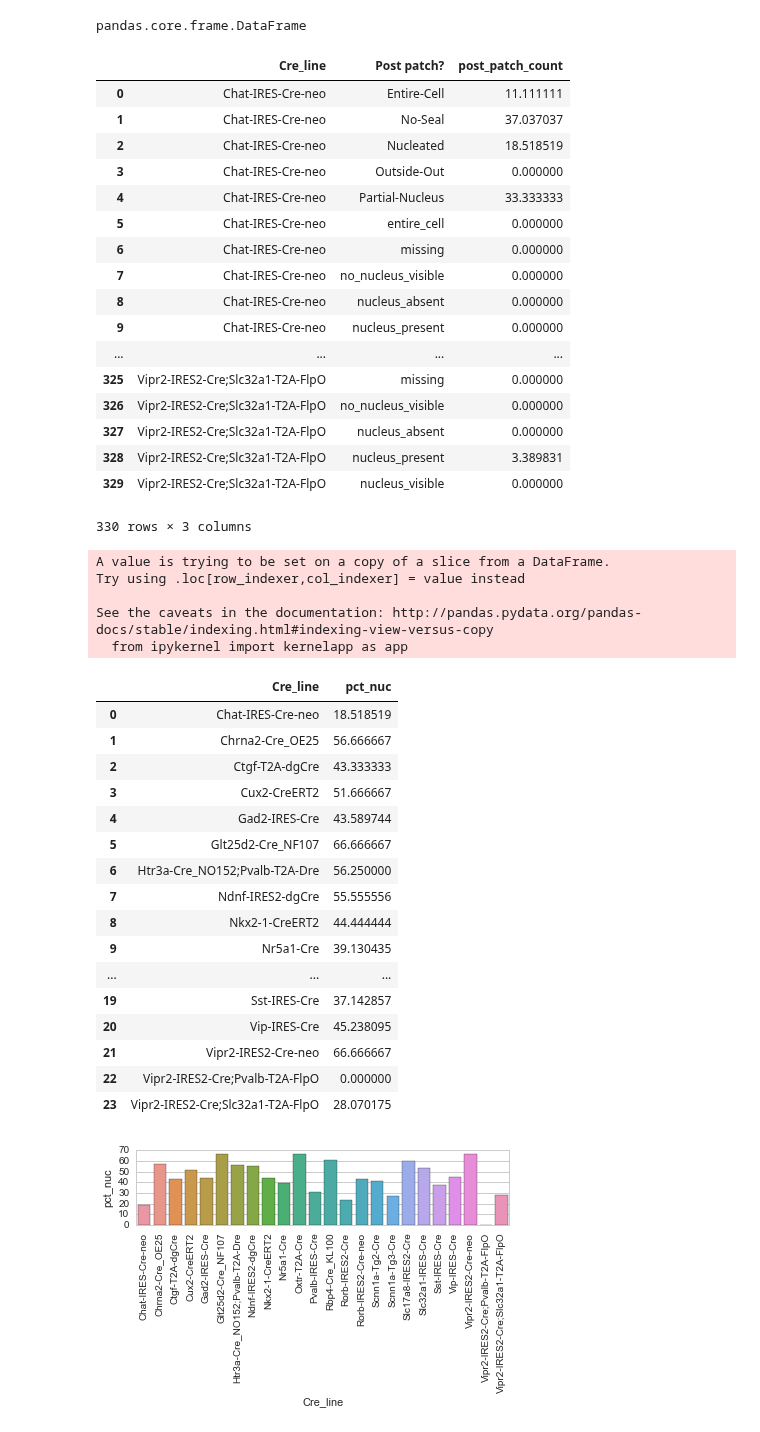
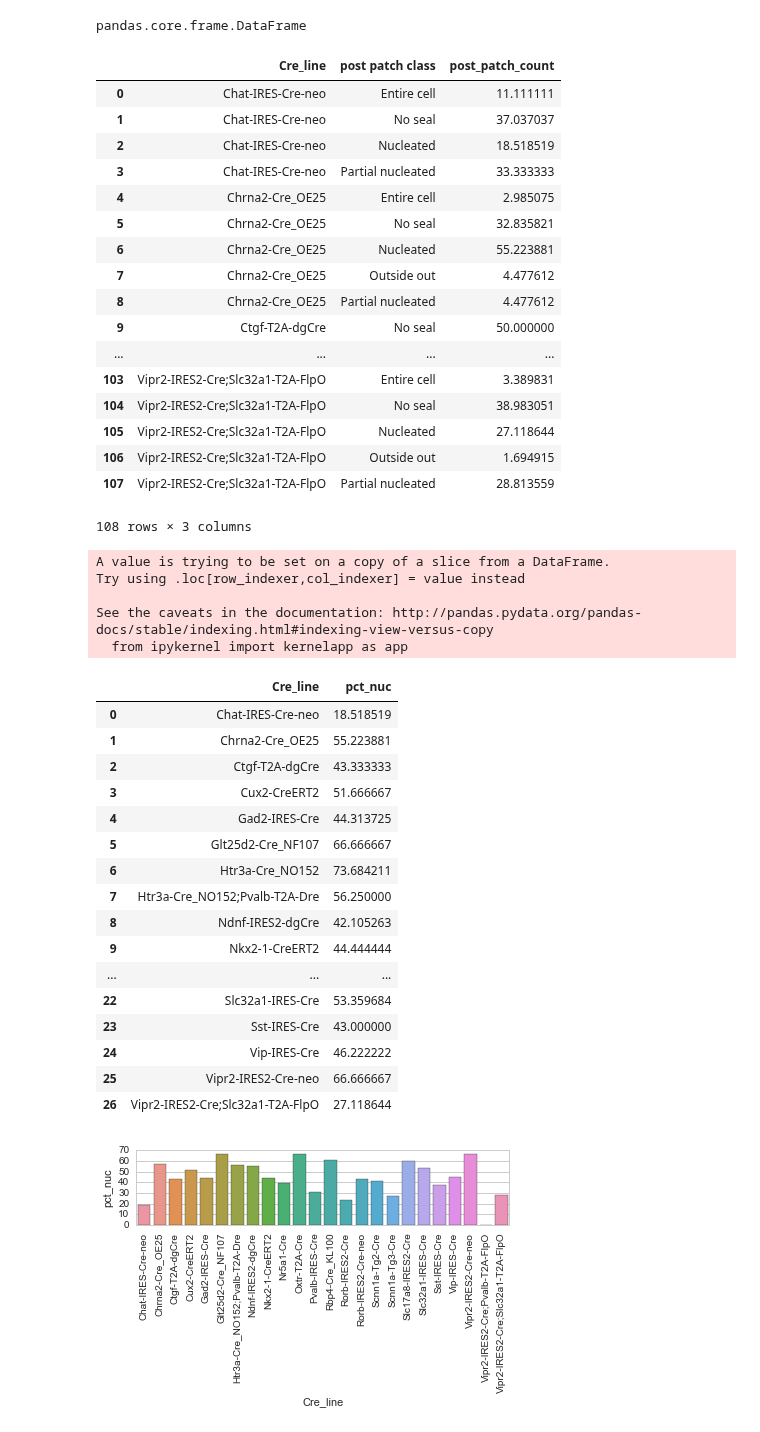
Before and after one commit to ru57y34nn/patchseq_gdoc_analysis, a Jupyter notebook: nucleated_patches_by_cre_line.ipynb, the cells around one changed output. Saved outputs shown, nothing was run; the diff lists cells and outputs as text; code cells hidden in the pictures.

```diff
--- a/nucleated_patches_by_cre_line.ipynb
+++ b/nucleated_patches_by_cre_line.ipynb
@@ -176,12 +178,14 @@ Name: Post patch?, dtype: int64
 # %%
 ps = ps.drop('Date', 1)
 ps = ps.drop('PCR cycles', 1)
+ps = ps.drop('Post patch pipette R',1)
+ps = ps.drop('Post patch?',1)
 ps['post_patch'] = ps['SM_QC_PF']
 ps = ps.drop('SM_QC_PF', 1)
 #ps['total'] = ps['post_patch']
 #ps.tail()
 # %%
-ps1 = ps.groupby(['Cre_line', 'Post patch?']).count()
+ps1 = ps.groupby(['Cre_line', 'post patch class']).count()
 ps1
 # %% [output]
 |  |  | post_patch |
@@ -258,7 +262,7 @@ type(ps1)
 # %% [output]
 pandas.core.frame.DataFrame
 # %%
-ps_totals = ps1.groupby(['Cre_line', 'Post patch?']).agg({'post_patch_count': 'sum'})
+ps_totals = ps1.groupby(['Cre_line', 'post patch class']).agg({'post_patch_count': 'sum'})
 ps2 = ps1.groupby(['Cre_line']).agg({'post_patch_count': 'sum'})
 ps_final = ps_totals.div(ps2, level = 'Cre_line') * 100
 # %%
@@ -266,56 +270,56 @@ ps_final = ps_final.reset_index()
 # %%
 ps_final
 # %% [output]
-|  | Cre_line | Post patch? | post_patch_count |
-| 0 | Chat-IRES-Cre-neo | Entire-Cell | 11.111111 |
-| 1 | Chat-IRES-Cre-neo | No-Seal | 37.037037 |
+|  | Cre_line | post patch class | post_patch_count |
+| 0 | Chat-IRES-Cre-neo | Entire cell | 11.111111 |
+| 1 | Chat-IRES-Cre-neo | No seal | 37.037037 |
 | 2 | Chat-IRES-Cre-neo | Nucleated | 18.518519 |
-| 3 | Chat-IRES-Cre-neo | Outside-Out | 0.000000 |
-| 4 | Chat-IRES-Cre-neo | Partial-Nucleus | 33.333333 |
-| 5 | Chat-IRES-Cre-neo | entire_cell | 0.000000 |
-| 6 | Chat-IRES-Cre-neo | missing | 0.000000 |
-| 7 | Chat-IRES-Cre-neo | no_nucleus_visible | 0.000000 |
-| 8 | Chat-IRES-Cre-neo | nucleus_absent | 0.000000 |
-| 9 | Chat-IRES-Cre-neo | nucleus_present | 0.000000 |
+| 3 | Chat-IRES-Cre-neo | Partial nucleated | 33.333333 |
+| 4 | Chrna2-Cre_OE25 | Entire cell | 2.985075 |
+| 5 | Chrna2-Cre_OE25 | No seal | 32.835821 |
+| 6 | Chrna2-Cre_OE25 | Nucleated | 55.223881 |
+| 7 | Chrna2-Cre_OE25 | Outside out | 4.477612 |
+| 8 | Chrna2-Cre_OE25 | Partial nucleated | 4.477612 |
+| 9 | Ctgf-T2A-dgCre | No seal | 50.000000 |
 | ... | ... | ... | ... |
-| 325 | Vipr2-IRES2-Cre;Slc32a1-T2A-FlpO | missing | 0.000000 |
-| 326 | Vipr2-IRES2-Cre;Slc32a1-T2A-FlpO | no_nucleus_visible | 0.000000 |
-| 327 | Vipr2-IRES2-Cre;Slc32a1-T2A-FlpO | nucleus_absent | 0.000000 |
-| 328 | Vipr2-IRES2-Cre;Slc32a1-T2A-FlpO | nucleus_present | 3.389831 |
-| 329 | Vipr2-IRES2-Cre;Slc32a1-T2A-FlpO | nucleus_visible | 0.000000 |
+| 103 | Vipr2-IRES2-Cre;Slc32a1-T2A-FlpO | Entire cell | 3.389831 |
+| 104 | Vipr2-IRES2-Cre;Slc32a1-T2A-FlpO | No seal | 38.983051 |
+| 105 | Vipr2-IRES2-Cre;Slc32a1-T2A-FlpO | Nucleated | 27.118644 |
+| 106 | Vipr2-IRES2-Cre;Slc32a1-T2A-FlpO | Outside out | 1.694915 |
+| 107 | Vipr2-IRES2-Cre;Slc32a1-T2A-FlpO | Partial nucleated | 28.813559 |
-330 rows × 3 columns
+108 rows × 3 columns
 # %%
-ps_nuc = ps_final[ps_final['Post patch?'] == 'Nucleated']
+ps_nuc = ps_final[ps_final['post patch class'] == 'Nucleated']
 ps_nuc['pct_nuc'] = ps_nuc['post_patch_count']
 ps_nuc = ps_nuc.drop('post_patch_count', 1)
-ps_nuc = ps_nuc.drop('Post patch?', 1)
+ps_nuc = ps_nuc.drop('post patch class', 1)
 ps_nuc = ps_nuc.reset_index()
 #ps_nuc.set_index('Cre_line', inplace=True)
 ps_nuc = ps_nuc.drop('index', 1)
 ps_nuc
 # %% [output]
 A value is trying to be set on a copy of a slice from a DataFrame.
 Try using .loc[row_indexer,col_indexer] = value instead
 
 See the caveats in the documentation: http://pandas.pydata.org/pandas-docs/stable/indexing.html#indexing-view-versus-copy
   from ipykernel import kernelapp as app
 |  | Cre_line | pct_nuc |
 | 0 | Chat-IRES-Cre-neo | 18.518519 |
-| 1 | Chrna2-Cre_OE25 | 56.666667 |
+| 1 | Chrna2-Cre_OE25 | 55.223881 |
 | 2 | Ctgf-T2A-dgCre | 43.333333 |
 | 3 | Cux2-CreERT2 | 51.666667 |
-| 4 | Gad2-IRES-Cre | 43.589744 |
+| 4 | Gad2-IRES-Cre | 44.313725 |
 | 5 | Glt25d2-Cre_NF107 | 66.666667 |
-| 6 | Htr3a-Cre_NO152;Pvalb-T2A-Dre | 56.250000 |
-| 7 | Ndnf-IRES2-dgCre | 55.555556 |
-| 8 | Nkx2-1-CreERT2 | 44.444444 |
-| 9 | Nr5a1-Cre | 39.130435 |
+| 6 | Htr3a-Cre_NO152 | 73.684211 |
+| 7 | Htr3a-Cre_NO152;Pvalb-T2A-Dre | 56.250000 |
+| 8 | Ndnf-IRES2-dgCre | 42.105263 |
+| 9 | Nkx2-1-CreERT2 | 44.444444 |
 | ... | ... | ... |
-| 19 | Sst-IRES-Cre | 37.142857 |
-| 20 | Vip-IRES-Cre | 45.238095 |
-| 21 | Vipr2-IRES2-Cre-neo | 66.666667 |
-| 22 | Vipr2-IRES2-Cre;Pvalb-T2A-FlpO | 0.000000 |
-| 23 | Vipr2-IRES2-Cre;Slc32a1-T2A-FlpO | 28.070175 |
+| 22 | Slc32a1-IRES-Cre | 53.359684 |
+| 23 | Sst-IRES-Cre | 43.000000 |
+| 24 | Vip-IRES-Cre | 46.222222 |
+| 25 | Vipr2-IRES2-Cre-neo | 66.666667 |
+| 26 | Vipr2-IRES2-Cre;Slc32a1-T2A-FlpO | 27.118644 |
 # %%
 cre_nuc = sns.barplot(x = 'Cre_line', y = 'pct_nuc', data = ps_nuc)
 for item in cre_nuc.get_xticklabels():
```
Also changed, not shown: parts of 9 cells of this notebook.
